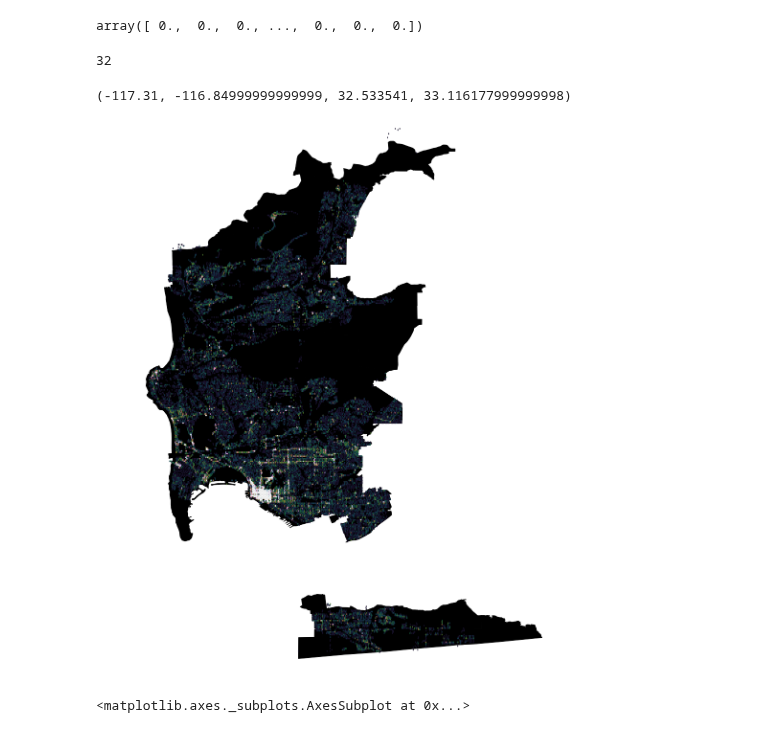
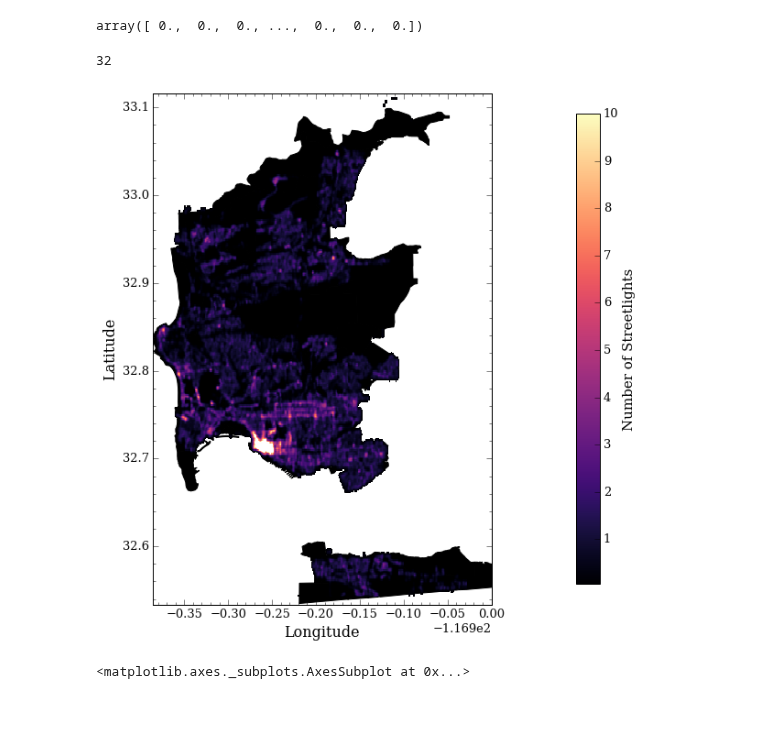
Before and after one commit to katiesch/insight2016, a Jupyter notebook: streetlight_density.ipynb, the cells around one changed output. Saved outputs shown, nothing was run; the diff lists cells and outputs as text; code cells hidden in the pictures.

Commit message:
added smoothing to streetlights figure

```diff
--- a/streetlight_density.ipynb
+++ b/streetlight_density.ipynb
@@ -169,7 +141,7 @@ alpha_values[np.where(alpha_values==0)]
 # %% [output]
 array([ 0.,  0.,  0., ...,  0.,  0.,  0.])
 # %%
-palette = plt.cm.cubehelix
+palette = cmaps.magma
 palette.set_over('w', 1.0)
 palette.set_under('k', 0.0)
 
@@ -177,3 +149,14 @@ palette.set_under('k', 0.0)
 palette2 = plt.cm.cubehelix
 palette2.set_over('w', 1.0)
 palette2.set_under('w', 0.0)
+# %%
+font={'family': 'serif',
+       'weight': 'normal',
+        'size' : 13,
+        'style' : 'oblique' }
+plt.rc('font', **font)
+plt.rc('xtick', color='k', labelsize='medium', direction='in')
+plt.rc('xtick.major', size=6, pad=4)
+plt.rc('xtick.minor', size=3, pad=4)
+plt.rc('ytick.major', size=6, pad=4)
+plt.rc('ytick.minor', size=3, pad=4)
@@ -180,55 +166,66 @@ palette2.set_under('w', 0.0)
 # %%
 p1 = Proj("+init=EPSG:2230", preserve_units=True)
 
-fig,ax = plt.subplots(1,1, figsize=(20,20))
+fig,ax = plt.subplots(1,1, figsize=(10,10))
 
 #cs = plt.hist2d(sl_record['lon'], sl_record['lat'], bins=(400,400), cmap=palette, vmax=10,
 #          range=([-117.3,-116.9], [32.5, 33.3]), alpha=1.0, vmin=0.05, zorder=2)
-cs = plt.hexbin(sl_record['lon'], sl_record['lat'], gridsize=500, cmap=palette2, vmax=10,
-          extent=[-117.3,-116.9,32.5, 33.3], vmin=0.05, zorder=2)
+#cs = plt.hexbin(sl_record['lon'], sl_record['lat'], gridsize=400, cmap=palette2, vmax=10,
+#          extent=[-117.3,-116.9,32.5, 33.3], vmin=0.05, zorder=2)
+heatmap, xedges, yedges = np.histogram2d(sl_record['lon'], sl_record['lat'], bins=400)
 
-#plt.colorbar(fraction=0.046, pad=0.04, shrink=1.0).set_label(label='Number of Streetlights',
-#                                                                       size=15)
+plt.imshow(convolve(heatmap.transpose(), Gaussian2DKernel(stddev=1.0)), interpolation='none',
+          cmap=palette, vmin=0.05, origin='lower',extent=(xedges.min(),xedges.max(),
+                                                          yedges.min(),yedges.max()),
+           aspect='auto', vmax=10, zorder=2)
+
+
+
+
+plt.colorbar(fraction=0.046, pad=0.04, shrink=1.0).set_label(label='Number of Streetlights',
+                                                                       size=15)
 
 patches = []
-for i in range(0,len(bg_info2)):
-    barf = pd.DataFrame(shapes2[i].points)
+for i in range(0,len(bg_info)):
+    barf = pd.DataFrame(shapes[i].points)
     poly = plt.Polygon(barf[[0,1]], fc='k', ec='k', alpha=1.0, lw=1.0, zorder=1)
     patches.append(poly)
     plt.gca().add_patch(poly)
 
 
 patches = []
 for i in range(32,33):
     print i
     temp = pd.DataFrame(mc_shapes[i].points)
     lon, lat = p1(np.array(temp.loc[0:33632, 0]), np.array(temp.loc[0:33632, 1]), inverse=True)
     poly = plt.Polygon(np.transpose([lon,lat]), fc='none', ec='b', alpha=1.0, lw=3.0, zorder=3)
     patches.append(poly)
     #plt.gca().add_patch(poly)
 
 
 plt.axis('scaled')
 plt.minorticks_on()
 
 
 plt.xlabel('Longitude', fontsize=16)
 plt.ylabel('Latitude', fontsize=16)
 plt.ylim(32.533541,33.116178)
 #plt.ylim(32.70,32.72)
 
-plt.xlim(-117.31,-116.85)
+plt.xlim(-117.285629,-116.9)
 #plt.xlim(-117.2,-117.1)
+#plt.ylim(32.533541,33.116178)
+#plt.xlim(-117.285629,-116.9)
 
-plt.axis("off")
+
+#plt.axis("off")
 #plt.show()
 
-#plt.savefig('output_figures/streetlights_map.png', bbox_inches='tight')
+plt.savefig('output_figures/streetlights_map_smoothed.png', bbox_inches='tight')
 #mpld3.display()
 # %% [output]
 32
-(-117.31, -116.84999999999999, 32.533541, 33.116177999999998)
-[figure, old version]
+[figure, new version]
 # %%
 import seaborn as sns
 # %%
```
Also changed, not shown: parts of 19 cells of this notebook, 1 other file.
